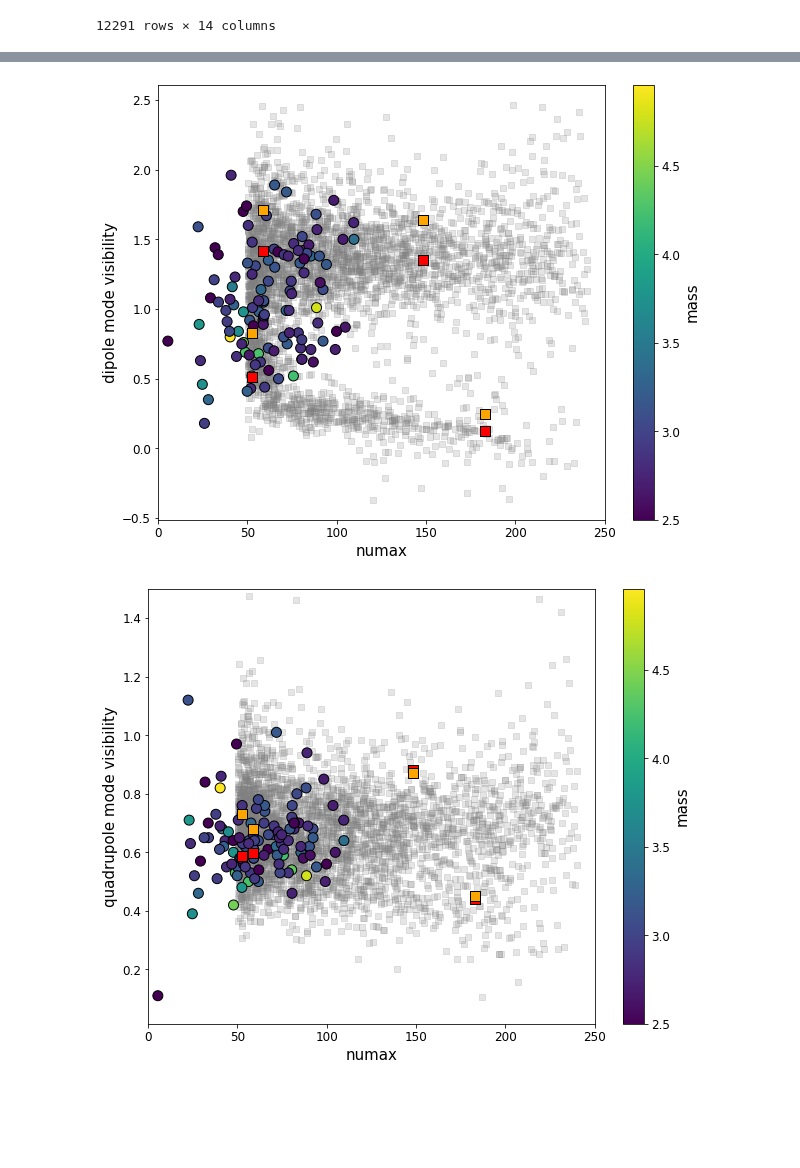
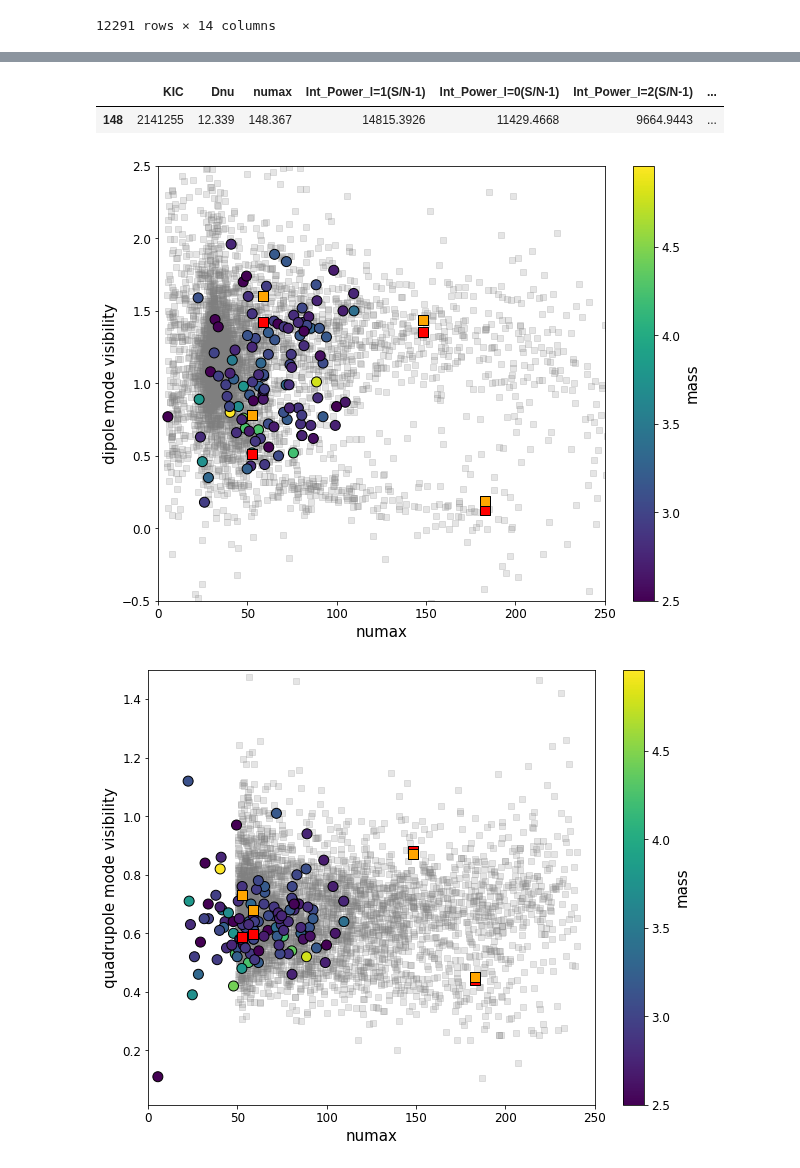
Before and after one commit to courtcraw/Notebooks, a Jupyter notebook: mode_visibilities.ipynb, the cells around one changed output, grey strips where cells are left out. Drawn from its saved outputs; the diff is of its cells as text; code cells hidden in the pictures; blank space fills up the shorter version.

Commit message:
making new plots for the paper, investigating mode visibilities

```diff
--- a/mode_visibilities.ipynb
+++ b/mode_visibilities.ipynb
@@ -193,3 +193,7 @@ dennis_vis_models
 | 12289 | 1.9 | 10.023 | 0.985 | 0.970 | 0.955 | 0.941 | ... |
 | 12290 | 1.9 | 10.008 | 0.985 | 0.970 | 0.955 | 0.941 | ... |
 12291 rows × 14 columns
+# %%
+dennis_data = pd.read_csv('../data/visibility_tests/integrated_power_snr1_snr02_4orders_ds_q0-14_mean_bin0.25a_2Dnufromnumax_epsImp_indivDegree_1.txt',
+                         sep = '\s+')
+dennis_data
@@ -196,47 +214,61 @@ dennis_vis_models
+# %%
+dennis_data[dennis_data['KIC']==2141255]
+# dennis_data[dennis_data['KIC']==4348666]
+# dennis_data[dennis_data['KIC']==2305987]
+# dennis_data[dennis_data['KIC']==1296068]
+# %% [output]
+|  | KIC | Dnu | numax | Int_Power_l=1(S/N-1) | Int_Power_l=0(S/N-1) | Int_Power_l=2(S/N-1) | ... |
+| 148 | 2141255 | 12.339 | 148.367 | 14815.3926 | 11429.4668 | 9664.9443 | ... |
 # %%
 vistest_list = [2141255,4348666,2305987,1296068]
 vistest_numax = [148.367,183.235,52.571,58.740]
-vistest_dipole = [1.64,0.25,0.83,1.71]
-vistest_quadru = [0.87,0.45,0.73,0.68]
-vistest_octupo = [0.18,0.09,0.15,0.07]
+# vistest_dipole = [1.64,0.25,0.83,1.71]
+vistest_dipole = [1.44,0.19,0.78,1.6]
+# vistest_quadru = [0.87,0.45,0.73,0.68]
+# vistest_octupo = [0.18,0.09,0.15,0.07]
 # %%
-plt.scatter(dennis_vis['Numax/muHz'],#[dennis_vis['Mass/Msun']>1.5],
-            dennis_vis['V^2(l=1)'],#[dennis_vis['Mass/Msun']>1.5],
-            s=40,marker='s',color='tab:grey',alpha=0.2)
+# plt.scatter(dennis_vis['Numax/muHz'],#[dennis_vis['Mass/Msun']>1.5],
+#             dennis_vis['V^2(l=1)'],#[dennis_vis['Mass/Msun']>1.5],
+#             s=40,marker='s',color='tab:grey',alpha=0.2)
+
+plt.scatter(dennis_data['numax'][::3],
+           dennis_data['Int_Power_l=1(S/N-1)'][::3]/dennis_data['Int_Power_l=0(S/N-1)'][::3],
+           s=40,marker='s',color='tab:grey',alpha=0.2)
 
 plt.scatter(highmass_rc_newvals['pysyd_numax'],highmass_rc_newvals['l1_vis'],
             c=adopted_masses['corr_mass'],cmap='viridis',s=100,edgecolor='k')
 plt.colorbar(label='mass')
 plt.clim(vmin=2.5)
 
 for i in range(0,len(dennis_vis)):
     if dennis_vis['KIC'][i] in [2141255,4348666,2305987,1296068]:
         plt.scatter(dennis_vis['Numax/muHz'][i],dennis_vis['V^2(l=1)'][i],
                     color='red',s=100,edgecolor='k',marker='s')
 plt.scatter(vistest_numax,vistest_dipole,
             color='orange',s=100,edgecolor='k',marker='s')
 
 # plt.plot(dennis_vis_models['numax/microHz'][dennis_vis_models['Mass/Msun']==1.9],
 #          dennis_vis_models['V^2(l=1,tau=10d)'][dennis_vis_models['Mass/Msun']==1.9],linewidth=2)
 
 # plt.scatter(highmass_rc_newvals['pysyd_numax'],highmass_rc_newvals['l1_vis'],
 #             c=np.log10(highmass_rc_newvals['l0_mean_amp']*highmass_rc_newvals['l1_vis']),
 #             cmap='viridis',s=100,edgecolor='k')
 # plt.colorbar(label='l1_mean_amp')
 # plt.clim(vmax=3.8)
 
 # plt.scatter(highmass_rc_newvals['pysyd_numax'],highmass_rc_newvals['l1_vis'],
 #             c=np.log10(highmass_rc_newvals['l0_mean_amp']),cmap='viridis',s=100,edgecolor='k')
 # plt.colorbar(label='l0_mean_amp')
 # plt.clim(vmax=3.8)
 
 plt.xlim(0,250)
+plt.ylim(-0.5,2.5)
 plt.xlabel('numax')
 plt.ylabel('dipole mode visibility')
-plt.savefig('/Users/ccra8514/Desktop/dipole_vis',dpi=300,bbox_inches='tight')
+# plt.savefig('/Users/ccra8514/Desktop/dipole_vis',dpi=300,bbox_inches='tight')
 plt.show()
 # %% [output]
-[figure, old version]
+[figure, new version]
 # %%
 plt.scatter(dennis_vis['Numax/muHz'],#[dennis_vis['Mass/Msun']>1.5],
             dennis_vis['V^2(l=2)'],#[dennis_vis['Mass/Msun']>1.5],
```
Also changed, not shown: parts of 1 cell of this notebook, 4 other files.
